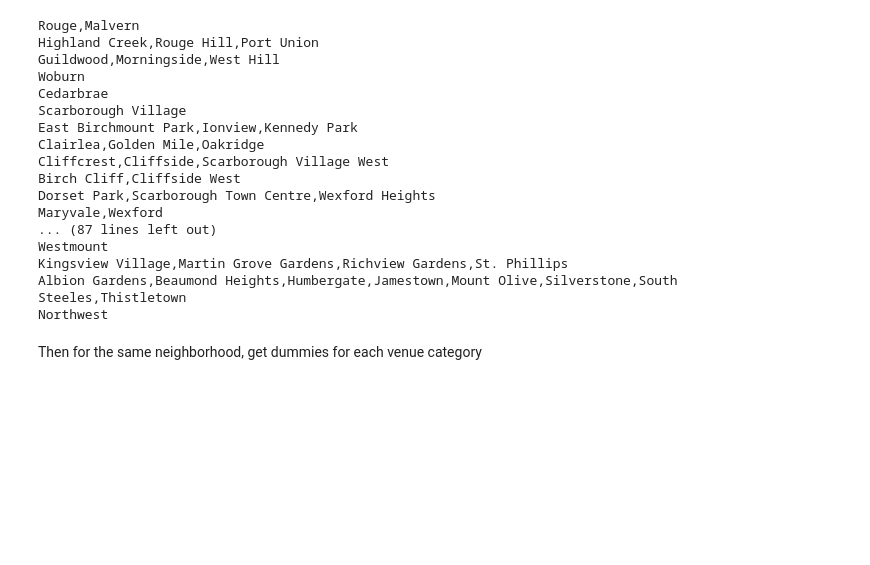
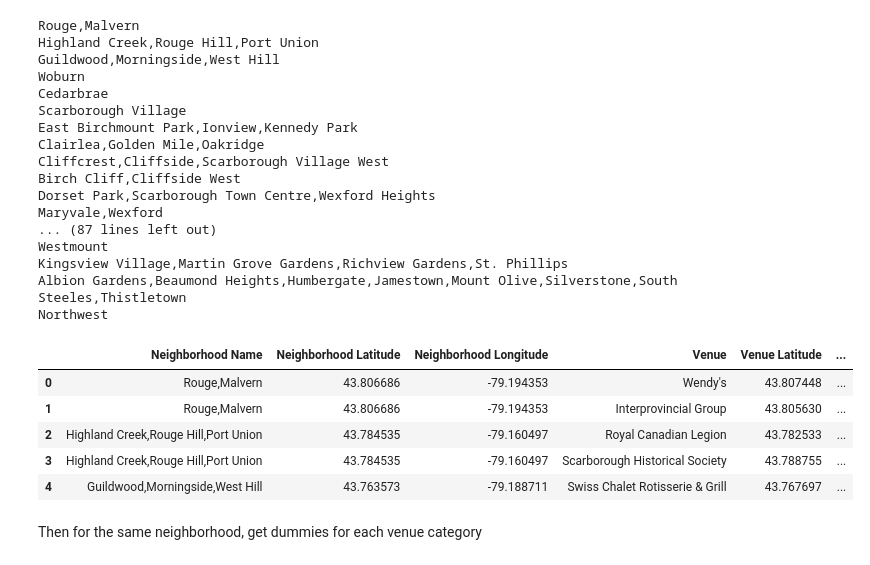
Before and after one commit to mattcyz3/Coursera_Capstone, a Jupyter notebook: Capstone_Week3_Part3.ipynb, the cells around one changed output. Cells and saved outputs as stored; diff of their text form; code cells hidden in the pictures; blank space fills up the shorter version.

```diff
--- a/Capstone_Week3_Part3.ipynb
+++ b/Capstone_Week3_Part3.ipynb
@@ -71,8 +72,8 @@ The first step is to define Foursquare API credentials.
 # %%
 # Define Foursquare Credentials and Version
 
-CLIENT_ID = 'XLX4NU3FNH0NEZVJHJNBFGPMPP5Y3GOVA5LDIPXNXTGQLBUD' # your Foursquare ID
-CLIENT_SECRET = 'Y35E5UXFD2OCTZIKLZ2LQXULDXZMYEL4C3A1L4XY2CLFS0R2' # your Foursquare Secret
+CLIENT_ID = 'EMSLPV50G0YSZ2XXIYHSIY1O1ETFRNPEGE35IPESQVQ0KK2B' # your Foursquare ID
+CLIENT_SECRET = 'RT0F4XIVWEHDE15GN52KCUTEZIYRZ30DAUJ1O5OQ30B13BHR' # your Foursquare Secret
 VERSION = '20180605'
 LIMIT = 100
 radius = 500
@@ -112,7 +113,7 @@ def getNearbyVenues(names, latitudes, longitudes, radius=500):
             v['venue']['id']) for v in results])
 
     nearby_venues = pd.DataFrame([item for venue_list in venues_list for item in venue_list])
-    nearby_venues.columns = ['Neighborhood',
+    nearby_venues.columns = ['Neighborhood Name',
                   'Neighborhood Latitude',
                   'Neighborhood Longitude',
                   'Venue',
@@ -146,6 +147,17 @@ Westmount
 Kingsview Village,Martin Grove Gardens,Richview Gardens,St. Phillips
 Albion Gardens,Beaumond Heights,Humbergate,Jamestown,Mount Olive,Silverstone,South Steeles,Thistletown
 Northwest
+# %%
+# First five records of Toronto venues:
+
+toronto_venues.head()
+# %% [output]
+|  | Neighborhood Name | Neighborhood Latitude | Neighborhood Longitude | Venue | Venue Latitude | ... |
+| 0 | Rouge,Malvern | 43.806686 | -79.194353 | Wendy's | 43.807448 | ... |
+| 1 | Rouge,Malvern | 43.806686 | -79.194353 | Interprovincial Group | 43.805630 | ... |
+| 2 | Highland Creek,Rouge Hill,Port Union | 43.784535 | -79.160497 | Royal Canadian Legion | 43.782533 | ... |
+| 3 | Highland Creek,Rouge Hill,Port Union | 43.784535 | -79.160497 | Scarborough Historical Society | 43.788755 | ... |
+| 4 | Guildwood,Morningside,West Hill | 43.763573 | -79.188711 | Swiss Chalet Rotisserie & Grill | 43.767697 | ... |
 # %% [markdown]
 Then for the same neighborhood, get dummies for each venue category
 # %%
```
Also changed, not shown: parts of 8 cells of this notebook.
